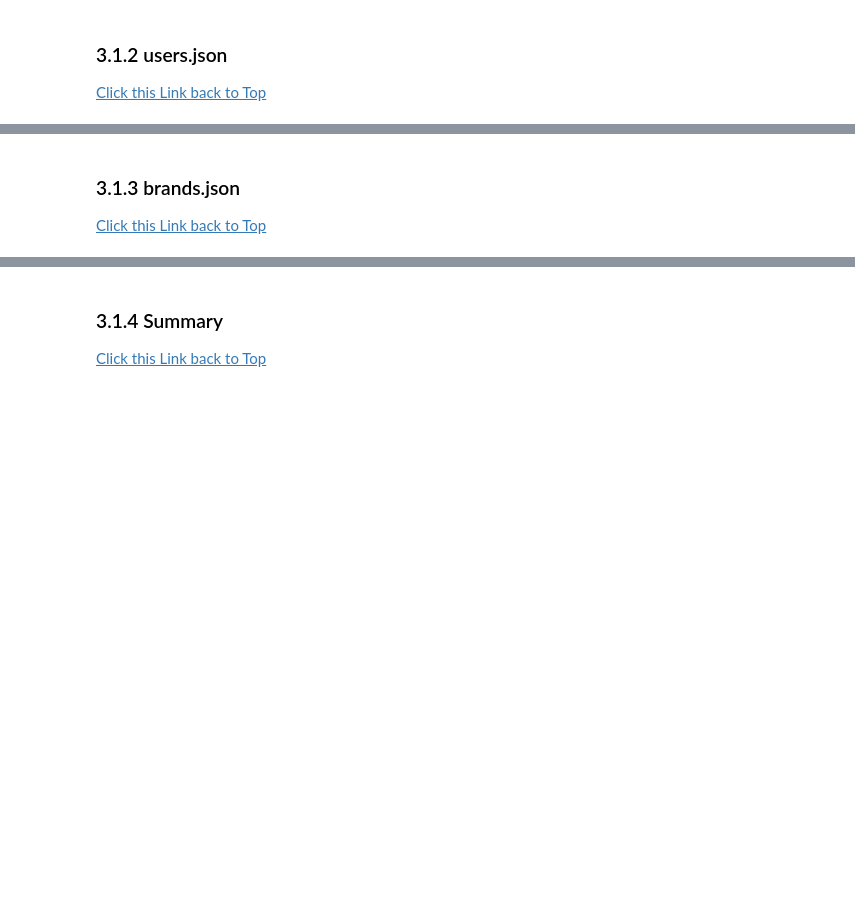
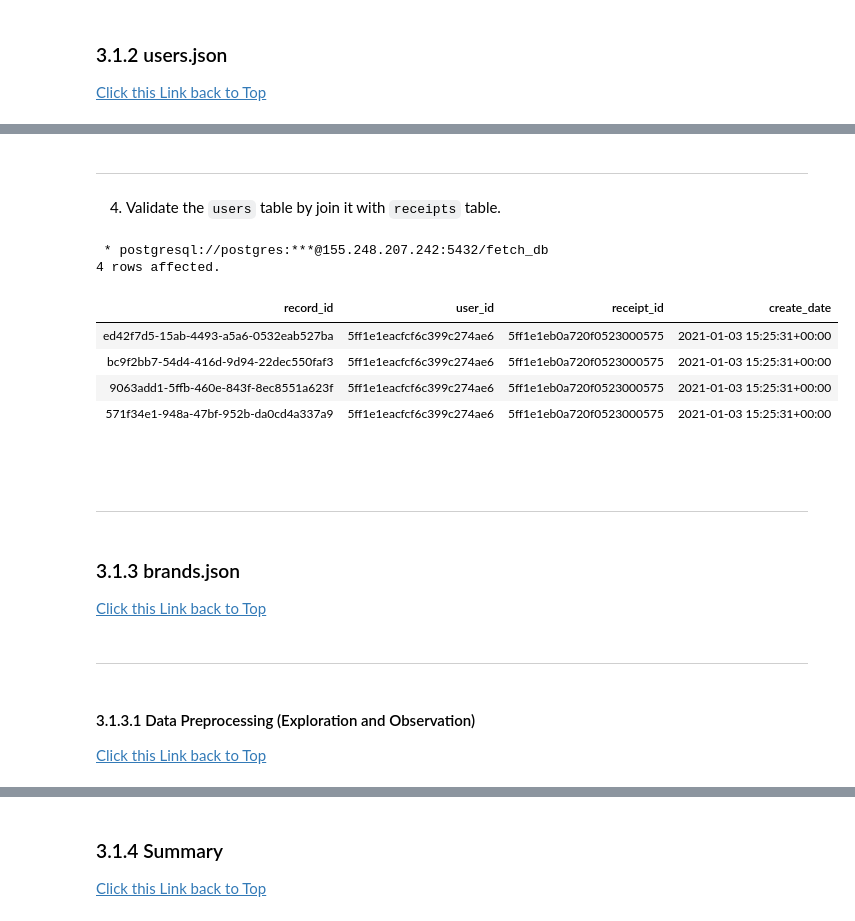
Before and after one commit to L3P3titPrince/015_FetchRewards_HW, a Jupyter notebook: src/FetchRewards_HW.ipynb, the cells around one changed output, grey strips where cells are left out. Saved outputs shown, nothing was run; the diff lists cells and outputs as text; code cells hidden in the pictures; blank space fills up the shorter version.

Commit message:
add users section

```diff
--- a/src/FetchRewards_HW.ipynb
+++ b/src/FetchRewards_HW.ipynb
@@ -676,3 +959,36 @@ LIMIT 3;
+# %% [markdown]
+---------------
+# %% [markdown]
+4. Validate the `users` table by join it with `receipts` table.
+# %%
+%%sql
+SELECT
+    u.record_id,
+    u.user_id,
+    r.receipt_id,
+    r.create_date
+FROM
+    users AS u
+    INNER JOIN receipts AS r ON u.user_id = r.user_id
+LIMIT 4;
+# %% [output]
+ * postgresql://postgres:***@155.248.207.242:5432/fetch_db
+4 rows affected.
+| record_id | user_id | receipt_id | create_date |
+| ed42f7d5-15ab-4493-a5a6-0532eab527ba | 5ff1e1eacfcf6c399c274ae6 | 5ff1e1eb0a720f0523000575 | 2021-01-03 15:25:31+00:00 |
+| bc9f2bb7-54d4-416d-9d94-22dec550faf3 | 5ff1e1eacfcf6c399c274ae6 | 5ff1e1eb0a720f0523000575 | 2021-01-03 15:25:31+00:00 |
+| 9063add1-5ffb-460e-843f-8ec8551a623f | 5ff1e1eacfcf6c399c274ae6 | 5ff1e1eb0a720f0523000575 | 2021-01-03 15:25:31+00:00 |
+| 571f34e1-948a-47bf-952b-da0cd4a337a9 | 5ff1e1eacfcf6c399c274ae6 | 5ff1e1eb0a720f0523000575 | 2021-01-03 15:25:31+00:00 |
+# %% [markdown]
+<br>
+# %% [markdown]
+-------------------
 # %% [markdown]
 ### <a id="3.1.3">3.1.3 brands.json</a>
 <a href="#1.Summary">Click this Link back to Top</a>
+# %% [markdown]
+------------------------------
+# %% [markdown]
+#### <a id="3.1.3.1">3.1.3.1 Data Preprocessing (Exploration and Observation)</a>
+
+<a href="#1.Summary">Click this Link back to Top</a>
```
Also changed, not shown: parts of 40 cells of this notebook, 9 other files.
